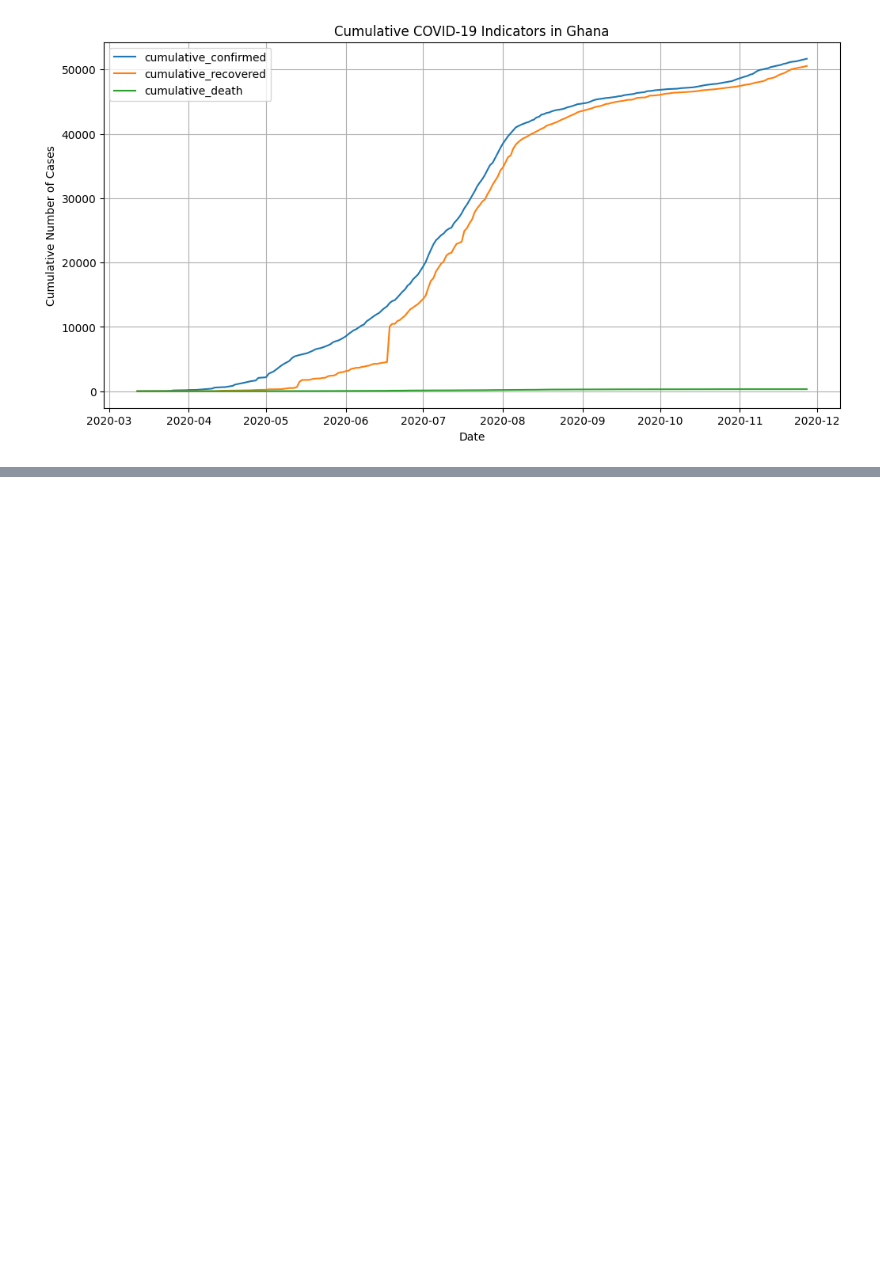
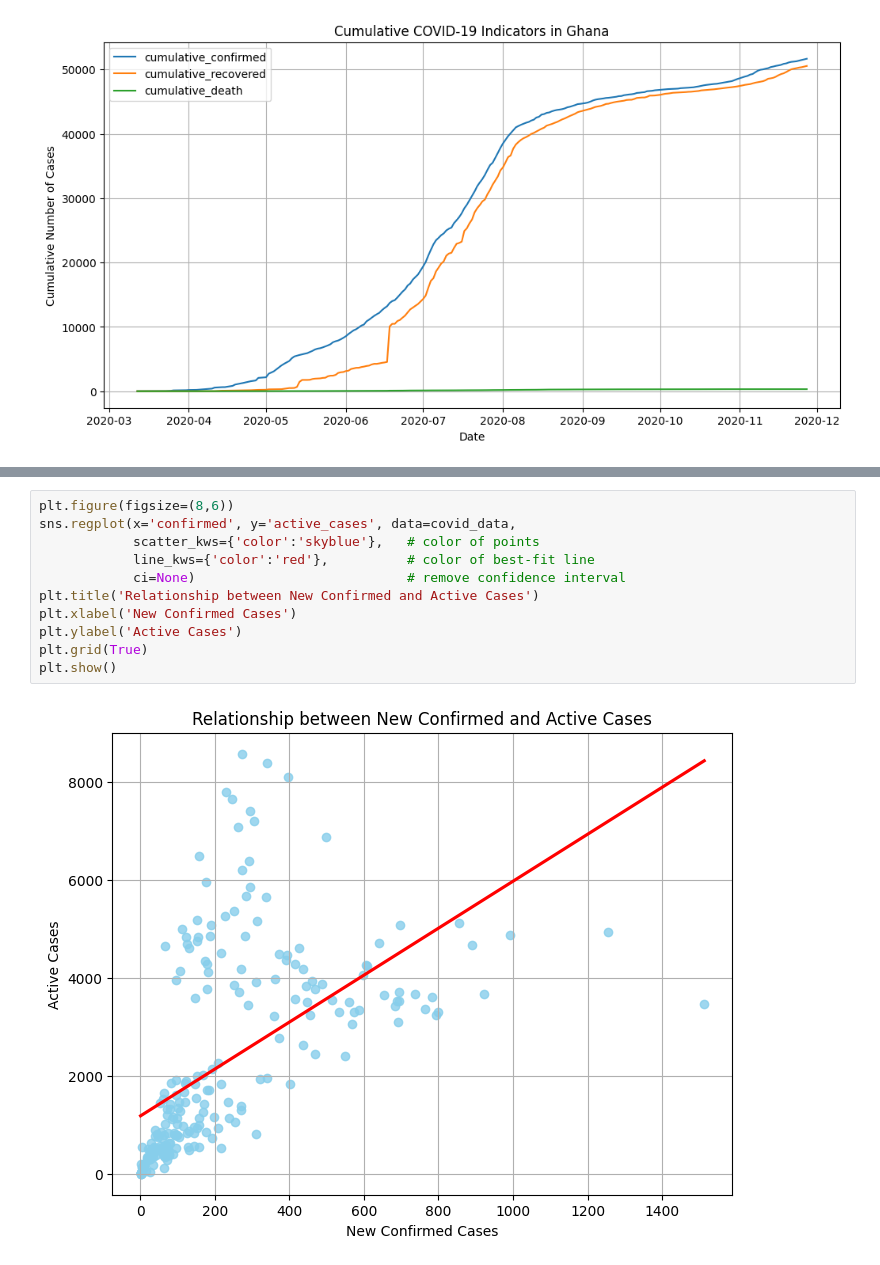
Before and after one commit to aquashie14/COVID-19-Analysis, a Jupyter notebook: Notebooks/CoviD_19.ipynb, the cells around one changed output, grey strips where cells are left out. Drawn from its saved outputs; the diff is of its cells as text; blank space fills up the shorter version.

```diff
--- a/Notebooks/CoviD_19.ipynb
+++ b/Notebooks/CoviD_19.ipynb
@@ -256,0 +319,13 @@ Comments:
+# %%
+plt.figure(figsize=(8,6))
+sns.regplot(x='confirmed', y='active_cases', data=covid_data,
+            scatter_kws={'color':'skyblue'},   # color of points
+            line_kws={'color':'red'},          # color of best-fit line
+            ci=None)                           # remove confidence interval
+plt.title('Relationship between New Confirmed and Active Cases')
+plt.xlabel('New Confirmed Cases')
+plt.ylabel('Active Cases')
+plt.grid(True)
+plt.show()
+# %% [output]
+[figure, added]
```
Also changed, not shown: parts of 11 cells of this notebook, 2 other files.
